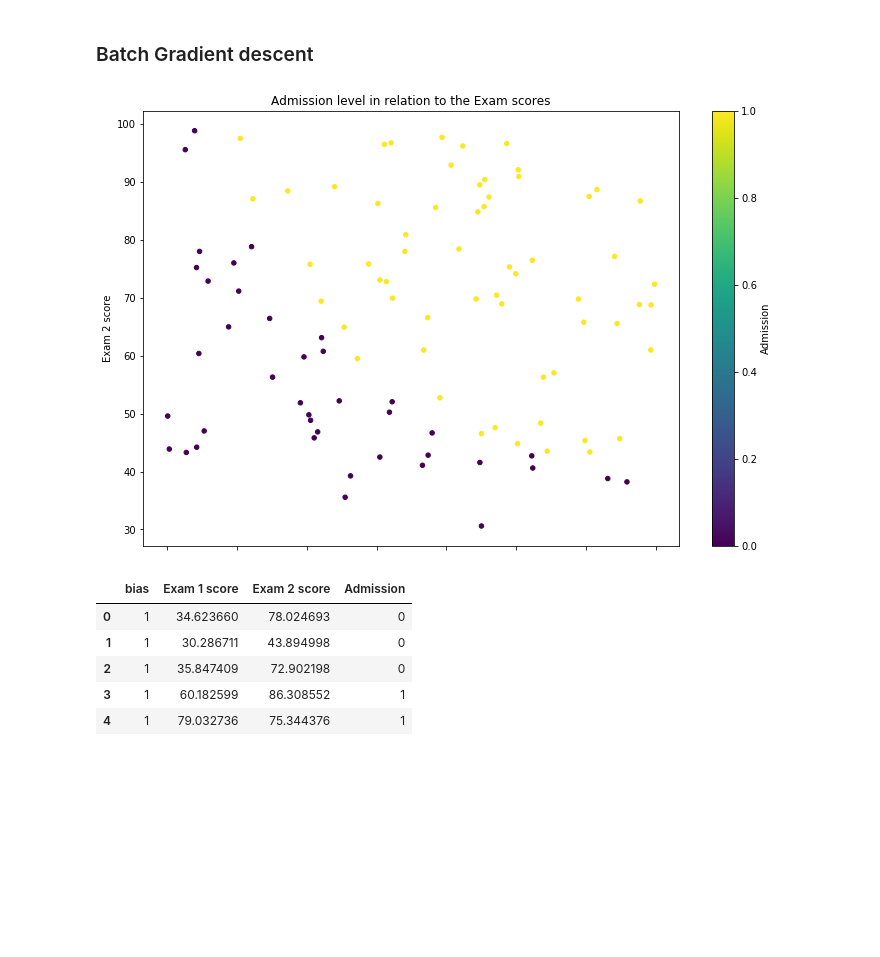
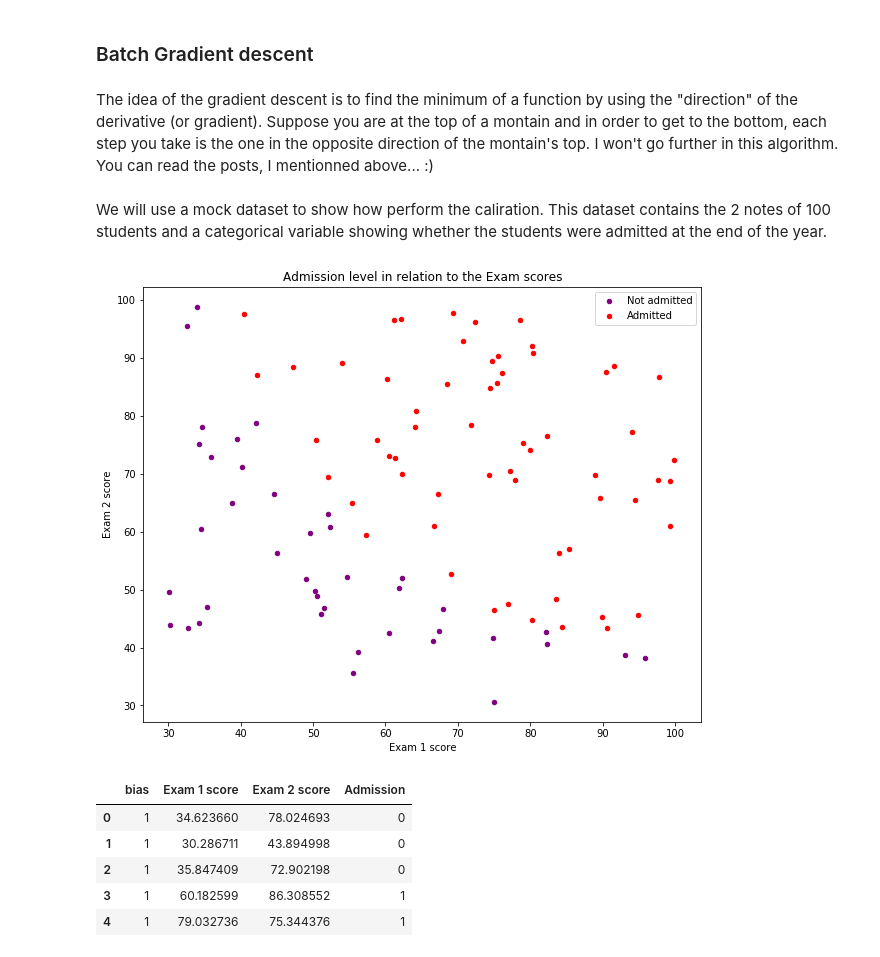
Before and after one commit to BWhannou/Neural-Network-tutorial, a Jupyter notebook: step_by_step_implementation.ipynb, the cells around one changed output. Drawn from its saved outputs; the diff is of its cells as text; code cells hidden in the pictures; blank space fills up the shorter version.

```diff
--- a/step_by_step_implementation.ipynb
+++ b/step_by_step_implementation.ipynb
@@ -94,18 +94,26 @@ $$\arg\min_{\theta}J(\theta) =\arg\min_{\theta} \Bigg (- \frac{1}{n}\sum_{i=1}^{
 The learning process is "just" an optimization problem. There is an extensive litterature on the subject. Maybe I will do an other Notebook on this subject. But for now, I recommend you this [post](https://towardsdatascience.com/gradient-descent-algorithm-and-its-variants-10f652806a3): he presents the algorithm Batch Gradient descent that will use. For further reading, you can also read this [post](https://towardsdatascience.com/10-gradient-descent-optimisation-algorithms-86989510b5e9)
 # %% [markdown]
 ### Batch Gradient descent
+# %% [markdown]
+The idea of the gradient descent is to find the minimum of a function by using the "direction" of the derivative (or gradient). Suppose you are at the top of a montain and in order to get to the bottom, each step you take is the one in the opposite direction of the montain's top. I won't go further in this algorithm. You can read the posts, I mentionned above... :)
+# %% [markdown]
+We will use a mock dataset to show how perform the caliration. This dataset contains the 2 notes of 100 students and a categorical variable showing whether the students were admitted at the end of the year.
 # %%
 dataset_1 = pd.read_csv("Datasets/ex2data1.txt",header=None,names=["Exam 1 score","Exam 2 score","Admission"])
 feature_trick =np.repeat(1,dataset_1.shape[0])
 dataset_1.insert(0,"bias",feature_trick)
-# %%
-ax = dataset_1.plot.scatter(x="Exam 1 score",y="Exam 2 score",c="Admission",colormap='viridis',figsize=(12,8))
-ax.set_xlabel("Exam 1 score")
-ax.set_ylabel("Exam 2 score")
-ax.set_title("Admission level in relation to the Exam scores")
-plt.show()
-# %% [output]
-[figure, removed]
+# %%
+fig,ax = plt.subplots()
+ax.set_title("Admission level in relation to the Exam scores")
+col={0:"purple",1:"red"}
+lab={0:"Not admitted",1:"Admitted"}
+
+
+grouped = dataset_1.groupby("Admission")
+for key, data in grouped:
+    data.plot.scatter(ax=ax,x="Exam 1 score",y="Exam 2 score",label=lab[key],color=col[key],figsize=(10,8))
+# %% [output]
+[figure, added]
 # %%
 dataset_1.head()
 # %% [output]
```
Also changed, not shown: parts of 12 cells of this notebook.
